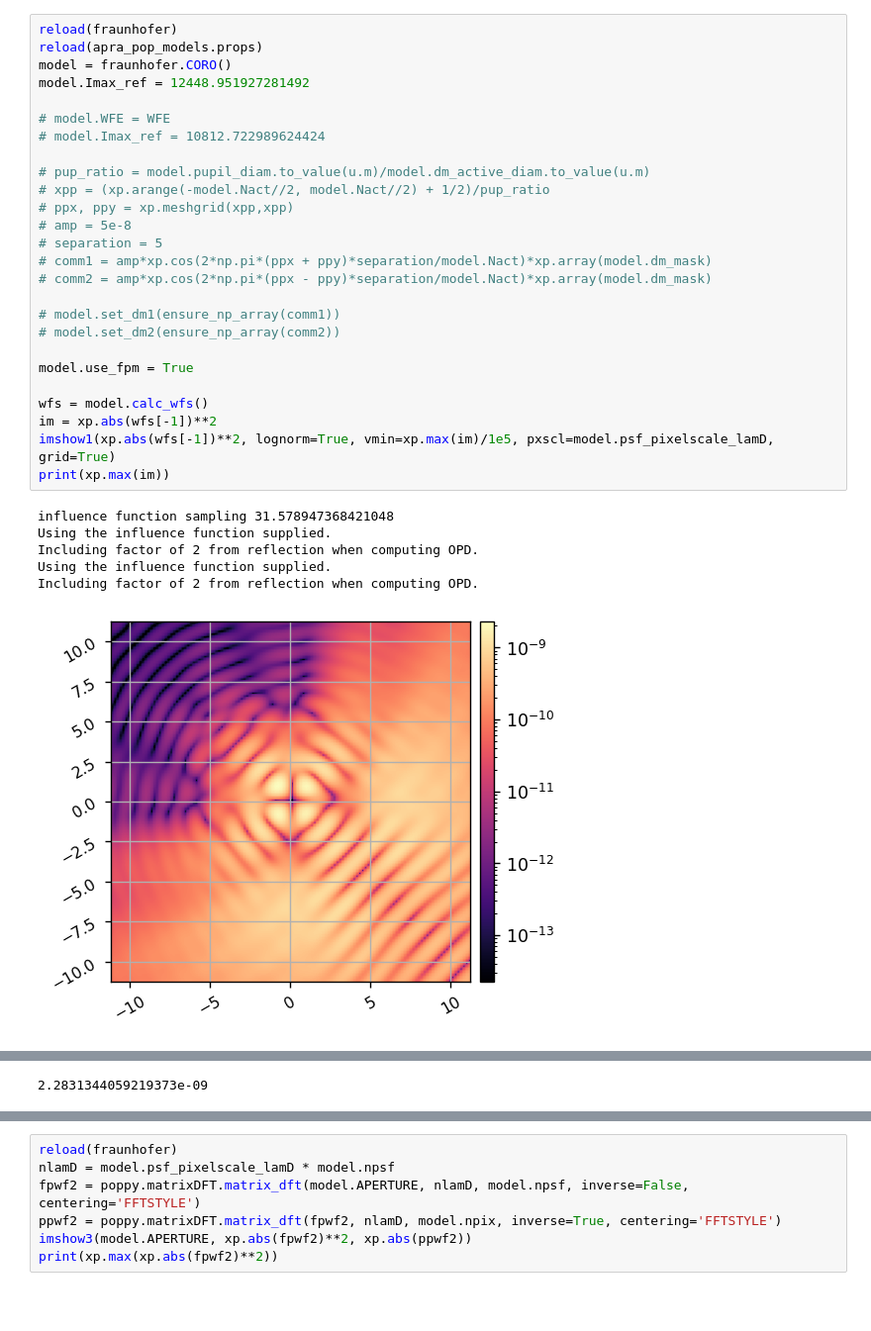
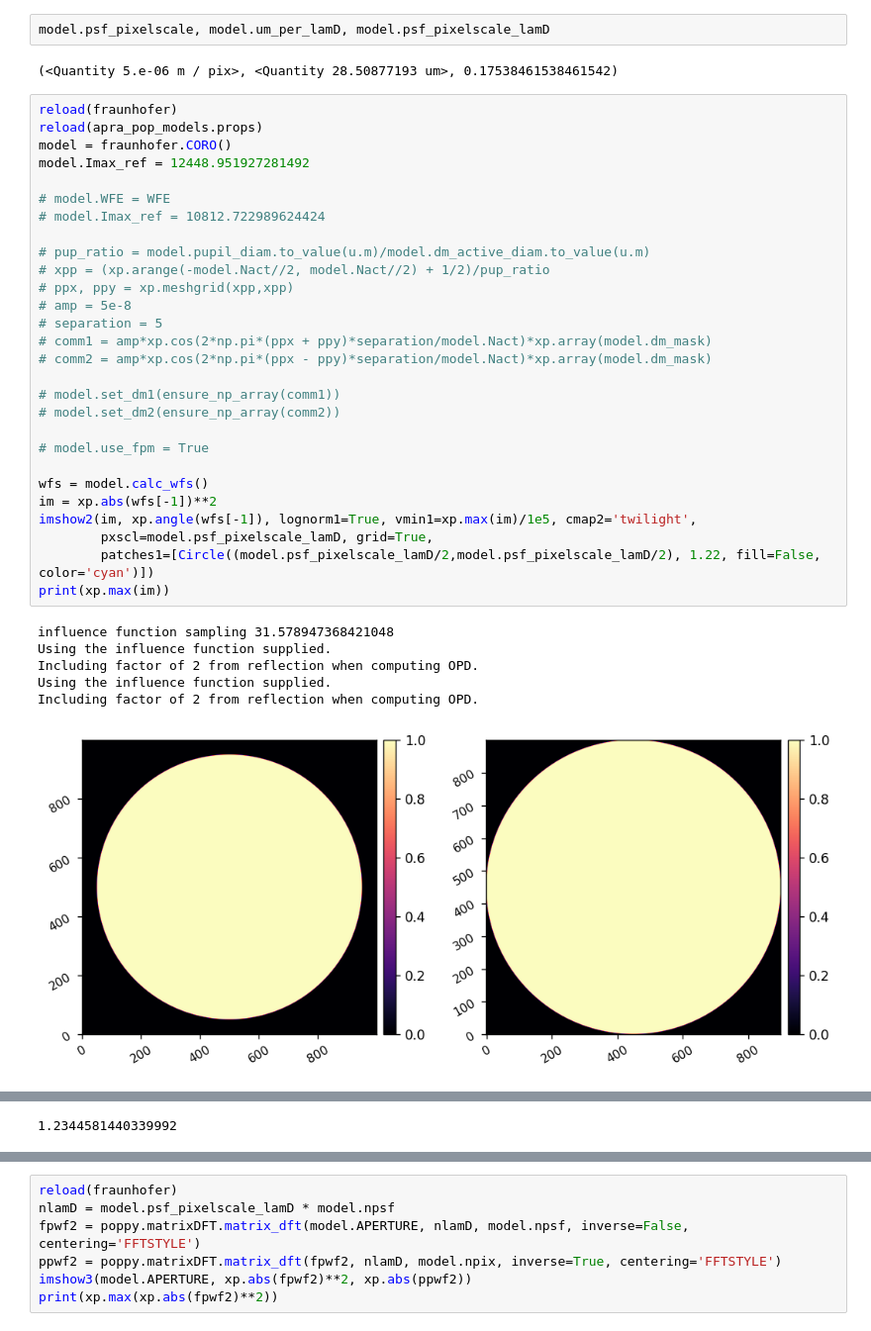
Before and after one commit to kian1377/apra-howfsc-models, a Jupyter notebook: notebooks/test_fraunhofer_2dm.ipynb, the cells around one changed output, grey strips where cells are left out. Shown at 99% size. Saved outputs shown, nothing was run; the diff lists cells and outputs as text; blank space fills up the shorter version.

```diff
--- a/notebooks/test_fraunhofer_2dm.ipynb
+++ b/notebooks/test_fraunhofer_2dm.ipynb
@@ -49,35 +49,41 @@ imshow2(wfe_amp, wfe_opd,  f'{rms_amp:.3f}', f'{rms_opd:.3e}')
 $277.69231 \; \mathrm{mm}$
 [figure]
+# %%
+model.psf_pixelscale, model.um_per_lamD, model.psf_pixelscale_lamD
+# %% [output]
+(<Quantity 5.e-06 m / pix>, <Quantity 28.50877193 um>, 0.17538461538461542)
 # %%
 reload(fraunhofer)
 reload(apra_pop_models.props)
 model = fraunhofer.CORO()
 model.Imax_ref = 12448.951927281492
 
 # model.WFE = WFE
 # model.Imax_ref = 10812.722989624424
 
 # pup_ratio = model.pupil_diam.to_value(u.m)/model.dm_active_diam.to_value(u.m)
 # xpp = (xp.arange(-model.Nact//2, model.Nact//2) + 1/2)/pup_ratio
 # ppx, ppy = xp.meshgrid(xpp,xpp)
 # amp = 5e-8
 # separation = 5
 # comm1 = amp*xp.cos(2*np.pi*(ppx + ppy)*separation/model.Nact)*xp.array(model.dm_mask)
 # comm2 = amp*xp.cos(2*np.pi*(ppx - ppy)*separation/model.Nact)*xp.array(model.dm_mask)
 
 # model.set_dm1(ensure_np_array(comm1))
 # model.set_dm2(ensure_np_array(comm2))
 
-model.use_fpm = True
+# model.use_fpm = True
 
 wfs = model.calc_wfs()
 im = xp.abs(wfs[-1])**2
-imshow1(xp.abs(wfs[-1])**2, lognorm=True, vmin=xp.max(im)/1e5, pxscl=model.psf_pixelscale_lamD, grid=True)
+imshow2(im, xp.angle(wfs[-1]), lognorm1=True, vmin1=xp.max(im)/1e5, cmap2='twilight',
+        pxscl=model.psf_pixelscale_lamD, grid=True,
+        patches1=[Circle((model.psf_pixelscale_lamD/2,model.psf_pixelscale_lamD/2), 1.22, fill=False, color='cyan')])
 print(xp.max(im))
 # %% [output]
 influence function sampling 31.578947368421048
 Using the influence function supplied.
 Including factor of 2 from reflection when computing OPD.
 Using the influence function supplied.
 Including factor of 2 from reflection when computing OPD.
-[figure, old version]
+[figure, new version]
@@ -84 +91 @@ Including factor of 2 from reflection when computing OPD.
-2.2831344059219373e-09
+1.2344581440339992
```
Also changed, not shown: parts of 4 cells of this notebook, 7 other files.
